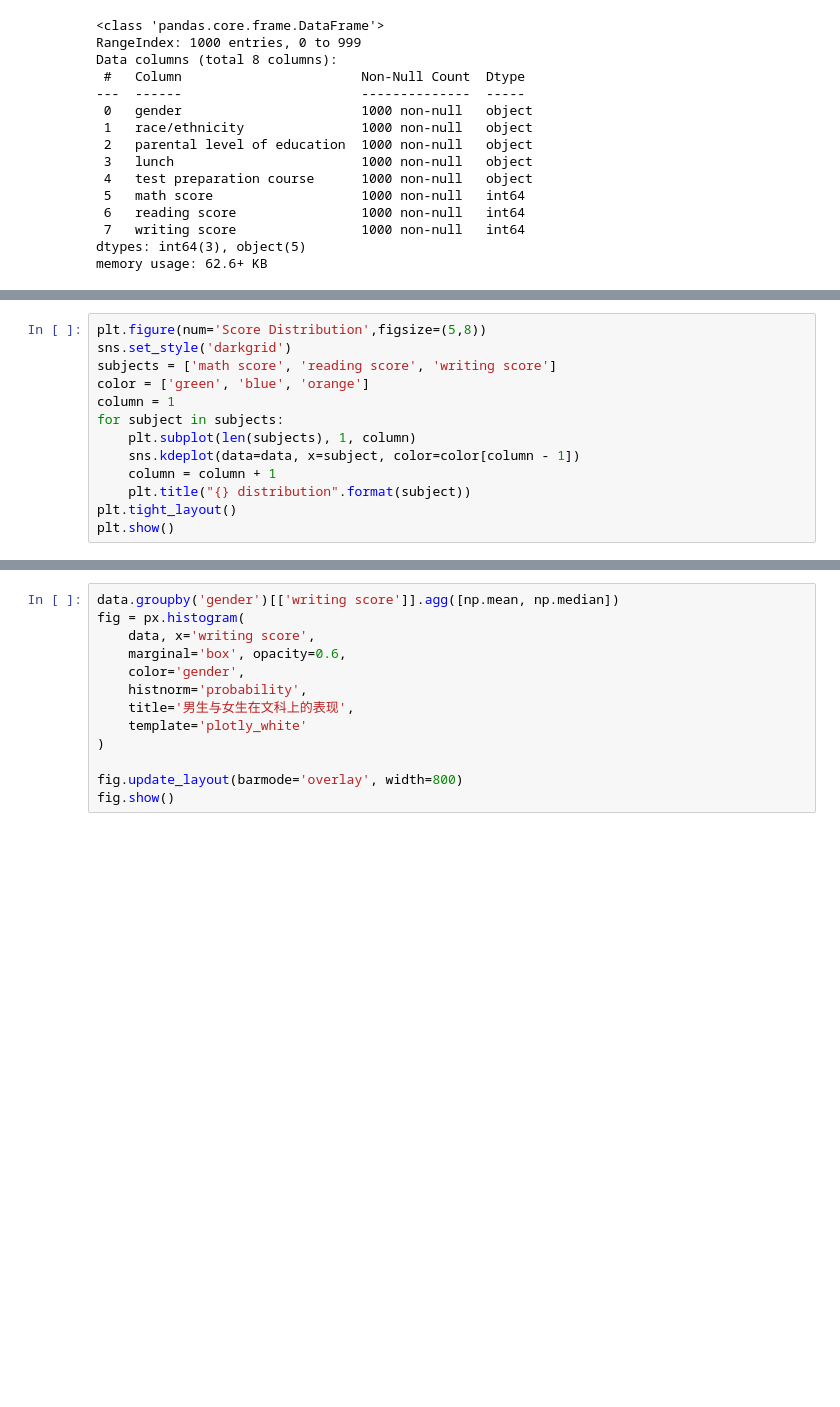
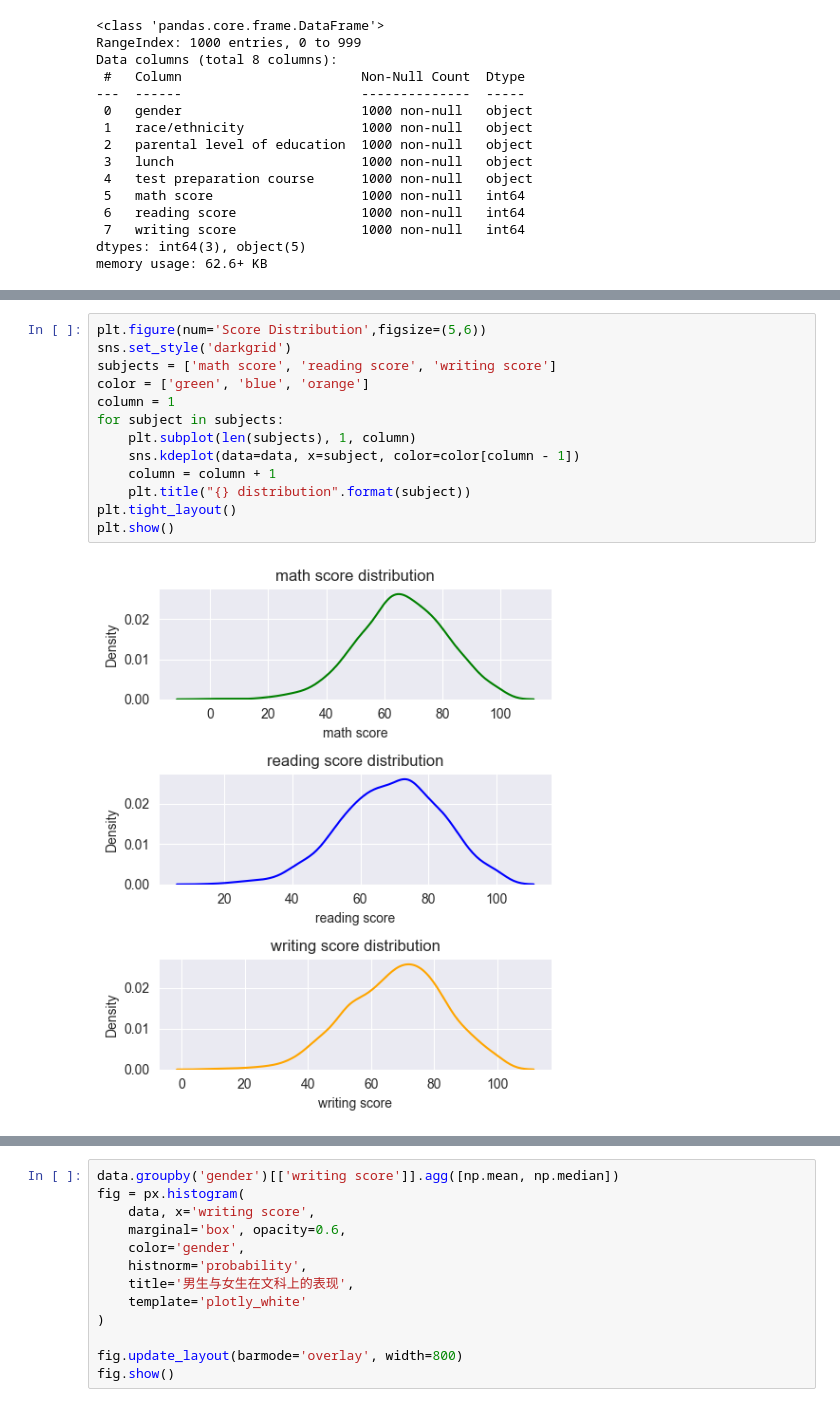
Before and after one commit to universe-wxy/BusinessDataAnalysis, a Jupyter notebook: StudentPerformance.ipynb, the cells around one changed output, grey strips where cells are left out. Saved outputs shown, nothing was run; the diff lists cells and outputs as text; blank space fills up the shorter version.

```diff
--- a/StudentPerformance.ipynb
+++ b/StudentPerformance.ipynb
@@ -44,16 +68,18 @@ data.sample(10)
 # %%
-plt.figure(num='Score Distribution',figsize=(5,8))
+plt.figure(num='Score Distribution',figsize=(5,6))
 sns.set_style('darkgrid')
 subjects = ['math score', 'reading score', 'writing score']
 color = ['green', 'blue', 'orange']
 column = 1
 for subject in subjects:
     plt.subplot(len(subjects), 1, column)
     sns.kdeplot(data=data, x=subject, color=color[column - 1])
     column = column + 1
     plt.title("{} distribution".format(subject))
 plt.tight_layout()
 plt.show()
+# %% [output]
+[figure, added]
 # %%
 #随机抽样的卡方检验(根据男女比例确定该抽样是否随机)
 gender=data['gender'].unique()
```
Also changed, not shown: parts of 13 cells of this notebook, 2 other files.
